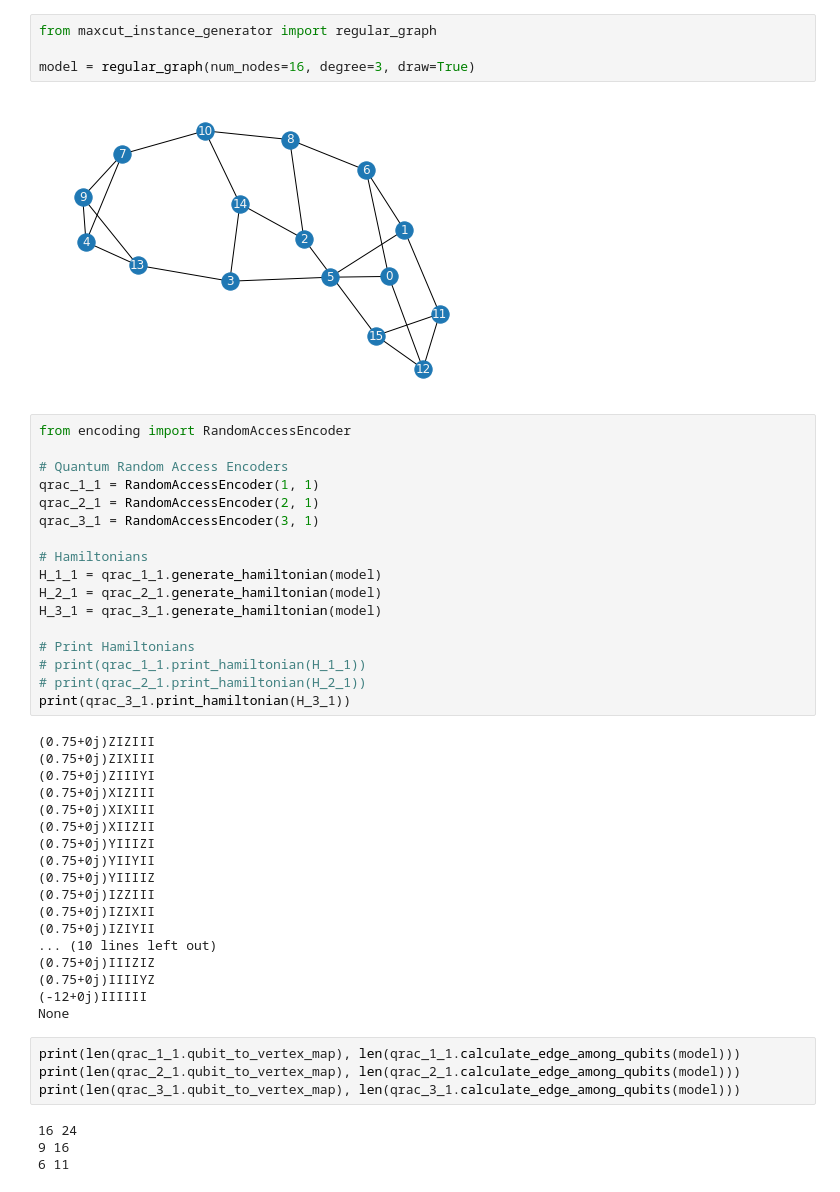
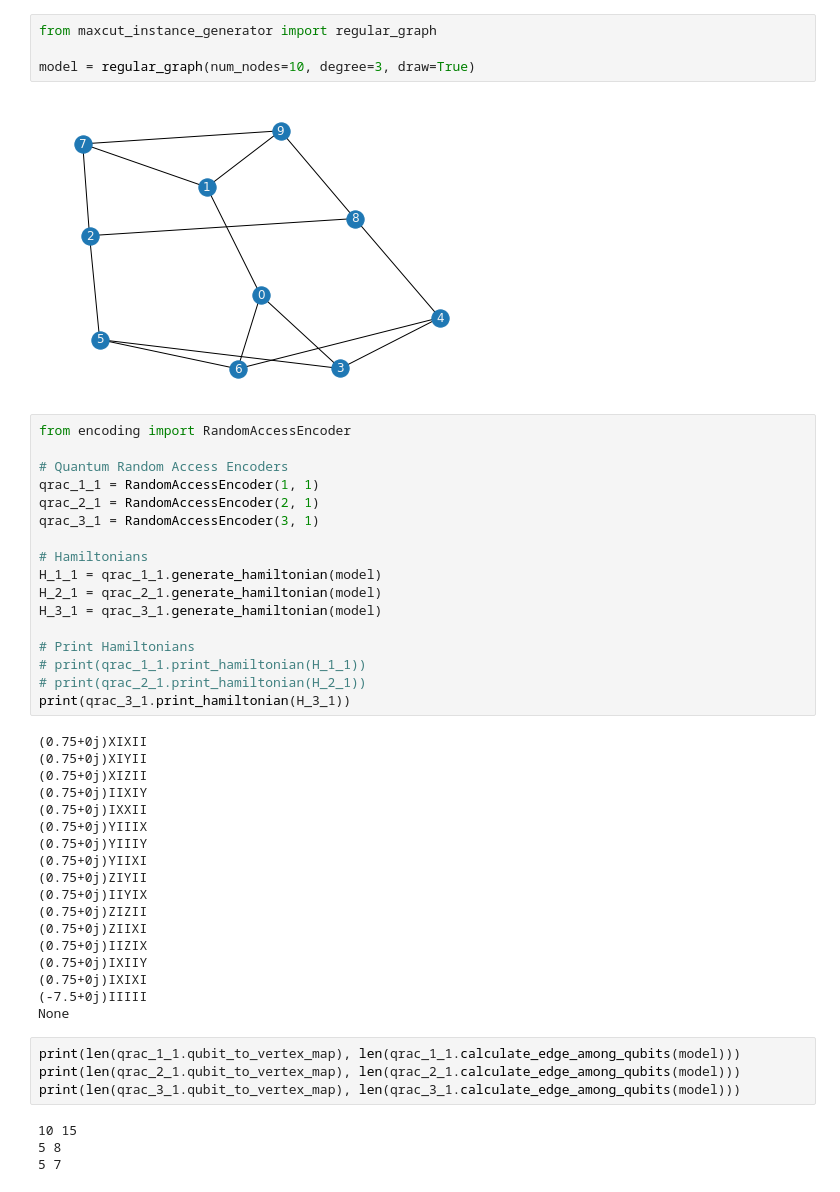
Before and after one commit to terapoon/qrao_experiment, a Jupyter notebook: qulacs/play_ground.ipynb, the cells around one changed output. Cells and saved outputs as stored; diff of their text form.

```diff
--- a/qulacs/play_ground.ipynb
+++ b/qulacs/play_ground.ipynb
@@ -1,9 +1,9 @@
 # %%
 from maxcut_instance_generator import regular_graph
 
-model = regular_graph(num_nodes=16, degree=3, draw=True)
+model = regular_graph(num_nodes=10, degree=3, draw=True)
 # %% [output]
-[figure, old version]
+[figure, new version]
 # %%
 from encoding import RandomAccessEncoder
 
@@ -22,31 +22,31 @@ H_3_1 = qrac_3_1.generate_hamiltonian(model)
 # print(qrac_2_1.print_hamiltonian(H_2_1))
 print(qrac_3_1.print_hamiltonian(H_3_1))
 # %% [output]
-(0.75+0j)ZIZIII
-(0.75+0j)ZIXIII
-(0.75+0j)ZIIIYI
-(0.75+0j)XIZIII
-(0.75+0j)XIXIII
-(0.75+0j)XIIZII
-(0.75+0j)YIIIZI
-(0.75+0j)YIIYII
-(0.75+0j)YIIIIZ
-(0.75+0j)IZZIII
-(0.75+0j)IZIXII
-(0.75+0j)IZIYII
-... (10 lines left out)
-(0.75+0j)IIIZIZ
-(0.75+0j)IIIIYZ
-(-12+0j)IIIIII
+(0.75+0j)XIXII
+(0.75+0j)XIYII
+(0.75+0j)XIZII
+(0.75+0j)IIXIY
+(0.75+0j)IXXII
+(0.75+0j)YIIIX
+(0.75+0j)YIIIY
+(0.75+0j)YIIXI
+(0.75+0j)ZIYII
+(0.75+0j)IIYIX
+(0.75+0j)ZIZII
+(0.75+0j)ZIIXI
+(0.75+0j)IIZIX
+(0.75+0j)IXIIY
+(0.75+0j)IXIXI
+(-7.5+0j)IIIII
 None
 # %%
 print(len(qrac_1_1.qubit_to_vertex_map), len(qrac_1_1.calculate_edge_among_qubits(model)))
 print(len(qrac_2_1.qubit_to_vertex_map), len(qrac_2_1.calculate_edge_among_qubits(model)))
 print(len(qrac_3_1.qubit_to_vertex_map), len(qrac_3_1.calculate_edge_among_qubits(model)))
 # %% [output]
-16 24
-9 16
-6 11
+10 15
+5 8
+5 7
 # %%
 import numpy as np
 from vqe import VQEForQRAO
```
Also changed, not shown: parts of 9 cells of this notebook, 3 other files.
